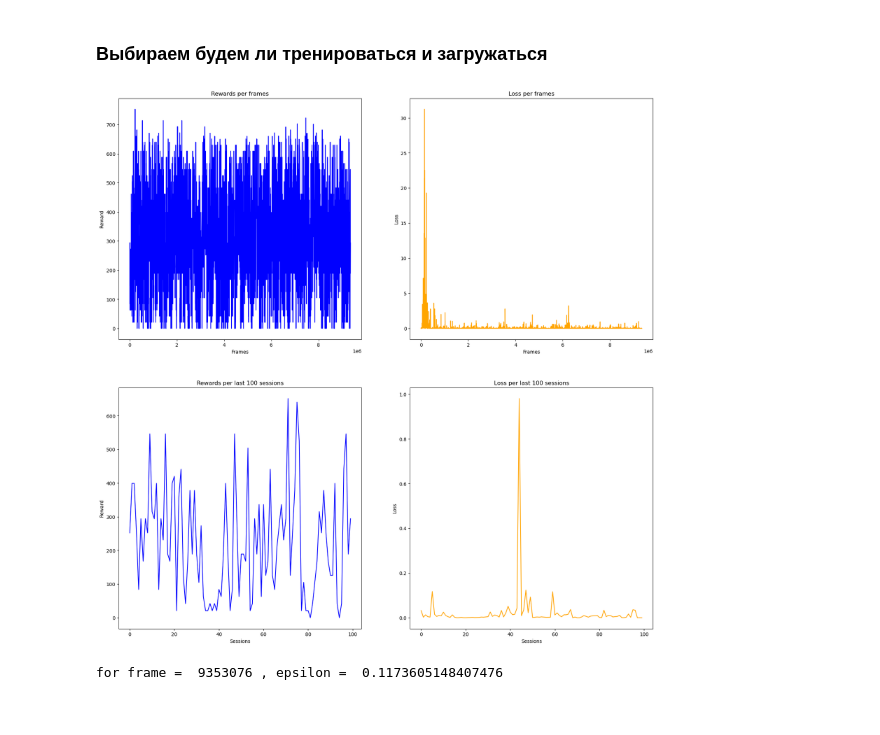
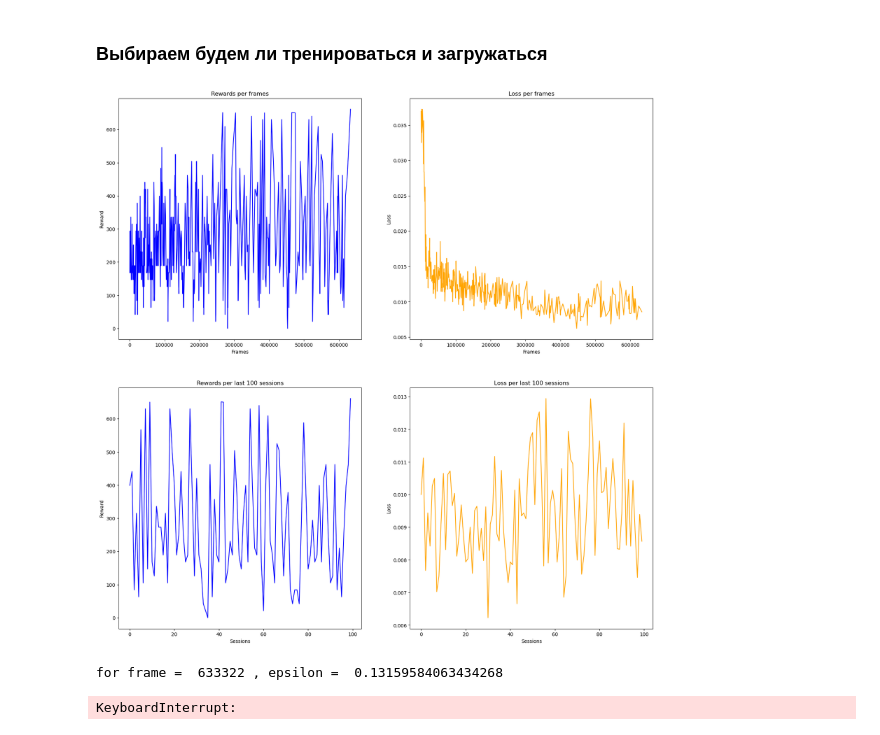
Before and after one commit to qualdoom/ml-homework, a Jupyter notebook: powersault/main.ipynb, the cells around one changed output. Cells and saved outputs as stored; diff of their text form; code cells hidden in the pictures.

```diff
--- a/powersault/main.ipynb
+++ b/powersault/main.ipynb
@@ -213,8 +213,9 @@ def play_session(agent, t_max=(int)(1e5), epsilon=0):
 # %% [markdown]
 ### Выбираем будем ли тренироваться и загружаться
 # %%
-loading = True
+loading = False
 training = True
+batch_size = 256
 # %%
 if training:
     if loading:
@@ -224,43 +225,46 @@ if training:
 
     print("preparing (add random states to replay buffer)")
     if not loading:
-        pass
+        for i in tqdm.tqdm(range(20)):
+            play_session(agent, epsilon=1)
     else:
-        Parallel(n_jobs=-1, require='sharedmem', verbose=30)(delayed(play_session)(agent, epsilon=0.3) for _ in range(pre_training_iterations))
+        for i in tqdm.tqdm(range(20)):
+            play_session(agent, epsilon=agent.epsilon)
 
     epoch = 0
     while True:
         rewards_for_session, count_frames = play_session(agent, t_max=(int)(agent.t_max), epsilon=agent.epsilon)
         rewards_for_session = np.asarray(torch.as_tensor(rewards_for_session).cpu())
 
         agent.epsilon *= 0.996
 
-        loss = agent.train(16)
+        loss = agent.train(batch_size)
         agent.loss_history.append(loss)
         agent.reward_history.append(np.mean(rewards_for_session))
         last_frames = 0
         if len(agent.frames) != 0:
             last_frames = agent.frames[-1]
         agent.frames.append(last_frames + count_frames)
         clear_output(True)
 
         plot(agent)
         print("for frame = ", last_frames + count_frames, ", epsilon = ", agent.epsilon)
 
 
         if agent.epsilon < 0.1:
-            agent.epsilon = 0.2
+            agent.epsilon = 0.12
 
         agent.t_max *= 1.01
         epoch += 1
         agent.t_max = min(agent.t_max, (int)(4e4))
 
         if epoch % 10 == 1:
             agent.save()
             print('saved successfully')
 # %% [output]
-[figure, old version]
+[figure, new version]
-for frame =  9353076 , epsilon =  0.1173605148407476
+for frame =  633322 , epsilon =  0.13159584063434268
+KeyboardInterrupt:
 # %%
 if not training:
     pass # lets see result!
```
Also changed, not shown: 8 other files.
